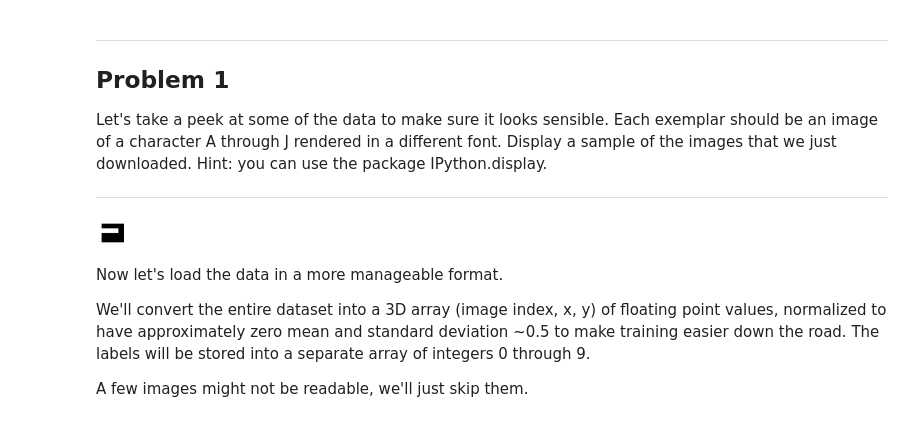
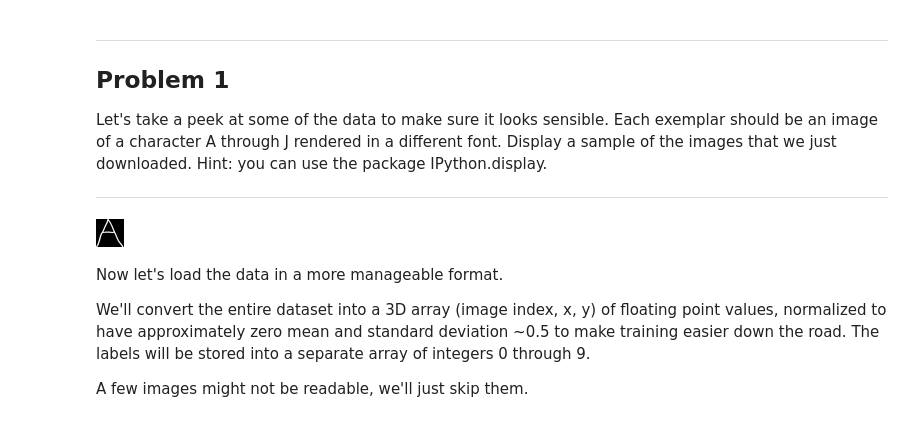
Before and after one commit to jrubin01/google-deep-learning-class, a Jupyter notebook: 1_notmnist.ipynb, the cells around one changed output. Drawn from its saved outputs; the diff is of its cells as text; code cells hidden in the pictures.

```diff
--- a/1_notmnist.ipynb
+++ b/1_notmnist.ipynb
@@ -75,9 +77,9 @@ Let's take a peek at some of the data to make sure it looks sensible. Each exemp
 
 ---
 # %%
-Image(filename='notMNIST_large/E/a3JvZWdlciAwNl81NS50dGY=.png')
+Image(filename='notMNIST_large/A/a2VhZ2FuLnR0Zg==.png')
 # %% [output]
-[figure, old version]
+[figure, new version]
 # %% [markdown]
 Now let's load the data in a more manageable format.
 
```
Also changed, not shown: parts of 17 cells of this notebook, 1 other file.
